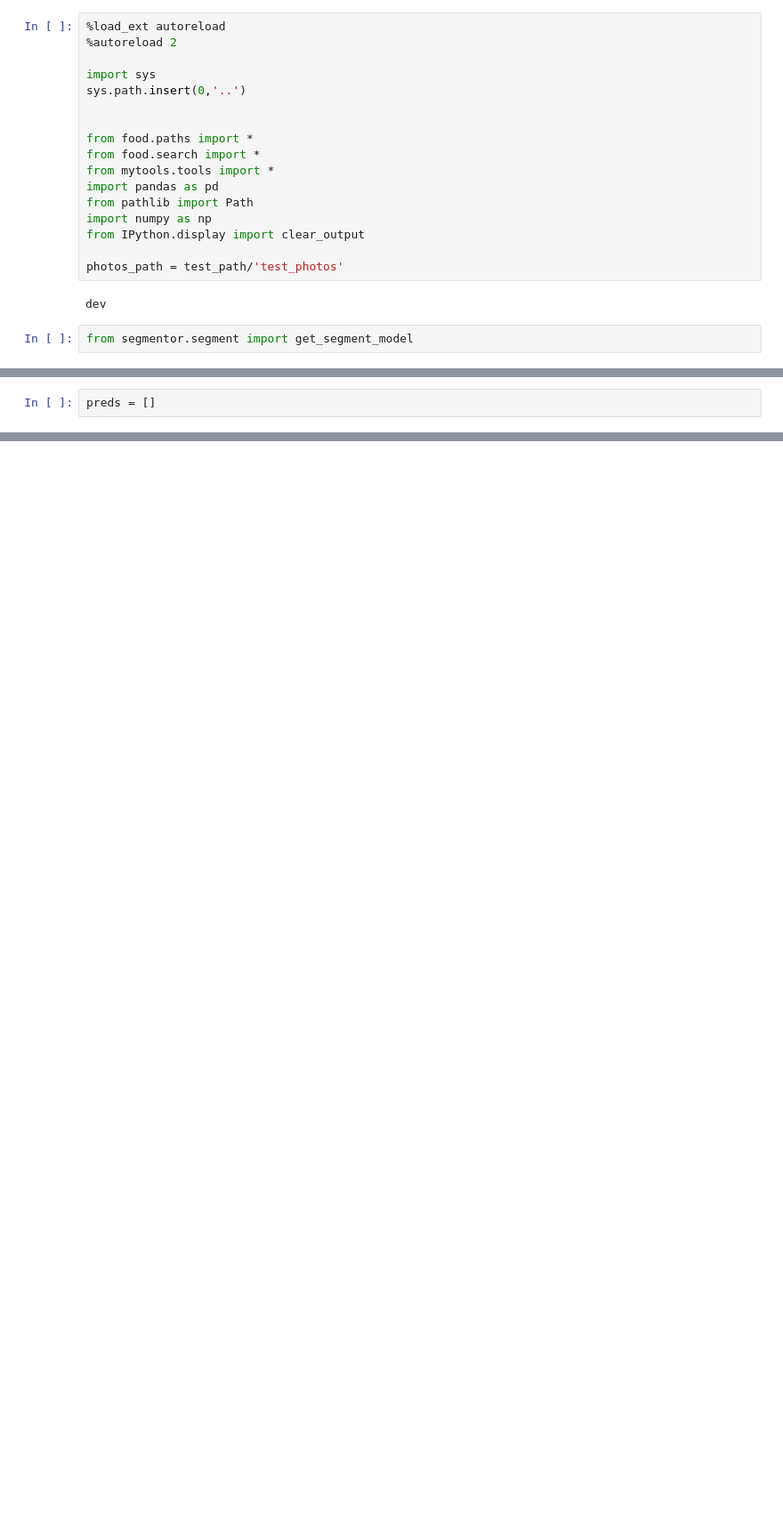
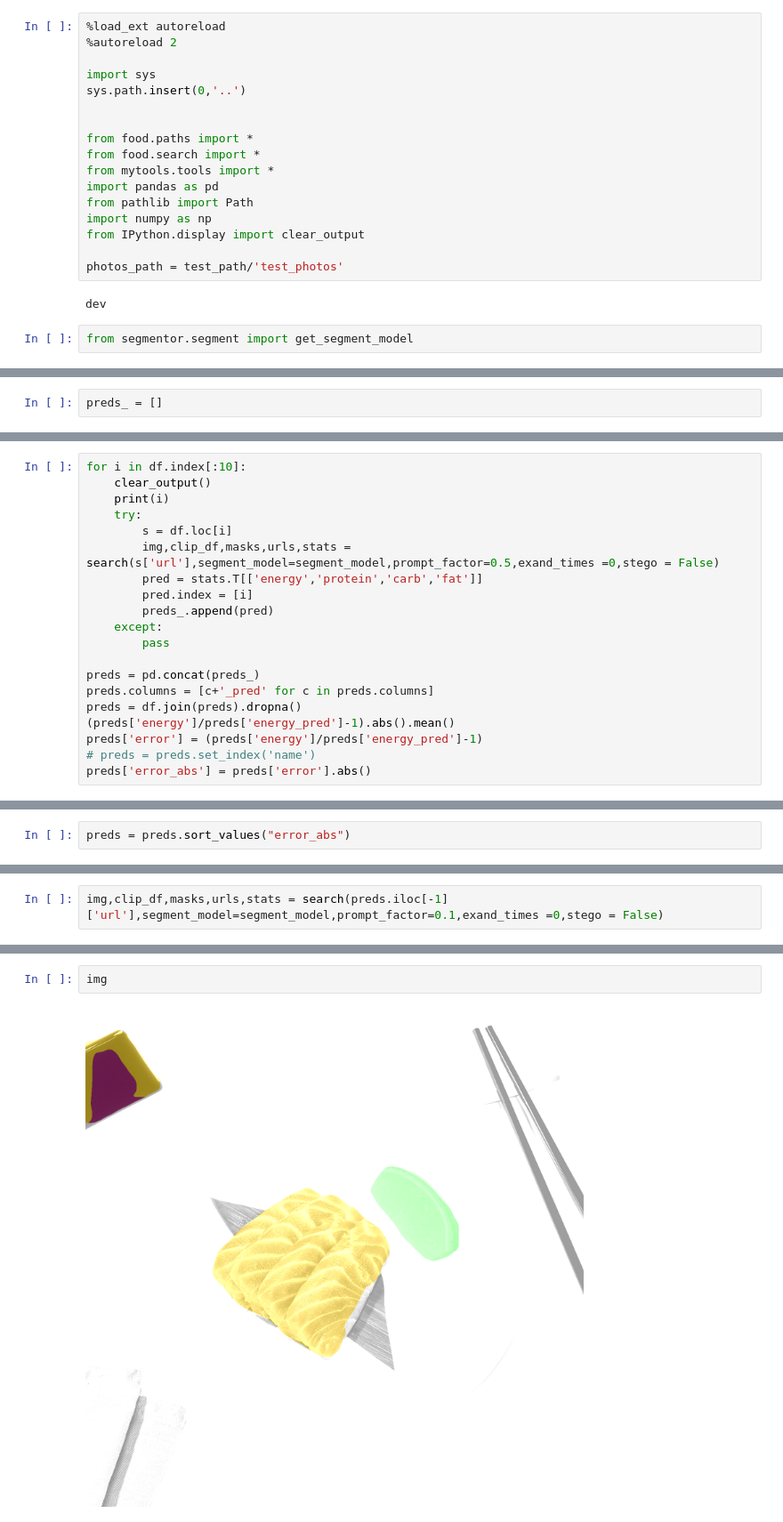
Before and after one commit to DmitriyG228/food, a Jupyter notebook: 00_nbs/test_set.ipynb, the cells around one changed output, grey strips where cells are left out. Shown at 89% size. Saved outputs shown, nothing was run; the diff lists cells and outputs as text; blank space fills up the shorter version.

```diff
--- a/00_nbs/test_set.ipynb
+++ b/00_nbs/test_set.ipynb
@@ -38,4 +39,4 @@ segment_model = get_segment_model(model_path)
 # %% [output]
 load pre-trained weight from imagenet21k
 # %%
-preds = []
+preds_ = []
@@ -71,0 +43,20 @@ NameError: name 'url' is not defined
+# %%
+for i in df.index[:10]:
+    clear_output()
+    print(i)
+    try:
+        s = df.loc[i]
+        img,clip_df,masks,urls,stats = search(s['url'],segment_model=segment_model,prompt_factor=0.5,exand_times =0,stego = False)
+        pred = stats.T[['energy','protein','carb','fat']]
+        pred.index = [i]
+        preds_.append(pred)
+    except:
+        pass
+
+preds = pd.concat(preds_)
+preds.columns = [c+'_pred' for c in preds.columns]
+preds = df.join(preds).dropna()
+(preds['energy']/preds['energy_pred']-1).abs().mean()
+preds['error'] = (preds['energy']/preds['energy_pred']-1)
+# preds = preds.set_index('name')
+preds['error_abs'] = preds['error'].abs()
@@ -71,0 +65,2 @@ NameError: name 'url' is not defined
+# %%
+preds = preds.sort_values("error_abs")
@@ -71,0 +76,2 @@ NameError: name 'url' is not defined
+# %%
+img,clip_df,masks,urls,stats = search(preds.iloc[-1]['url'],segment_model=segment_model,prompt_factor=0.1,exand_times =0,stego = False)
@@ -71,0 +87,4 @@ NameError: name 'url' is not defined
+# %%
+img
+# %% [output]
+[figure, added]
```
Also changed, not shown: parts of 10 cells of this notebook, 2 other files.
